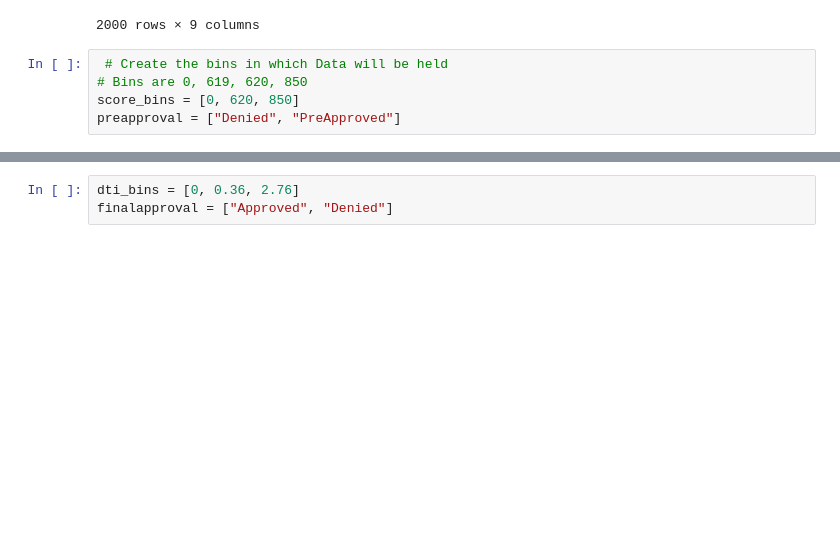
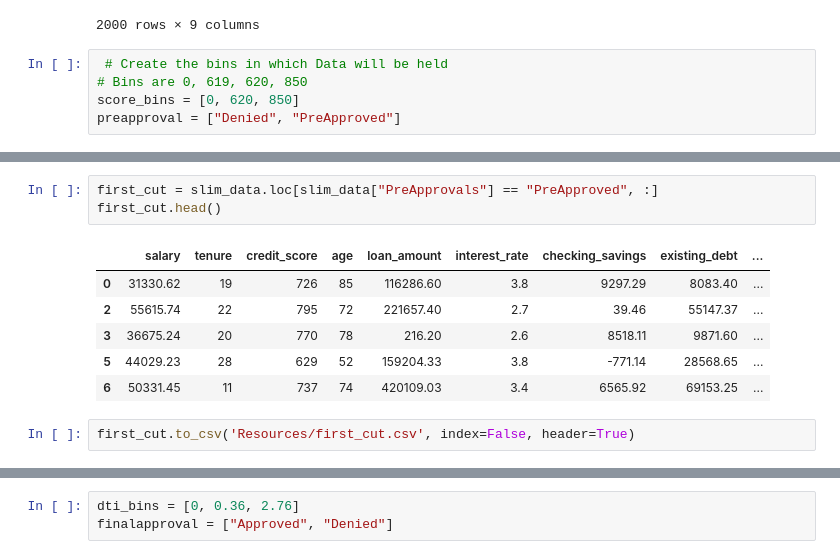
Before and after one commit to Pete803/final_project, a Jupyter notebook: credit_trainer.ipynb, the cells around one changed output, grey strips where cells are left out. Cells and saved outputs as stored; diff of their text form; blank space fills up the shorter version.

```diff
--- a/credit_trainer.ipynb
+++ b/credit_trainer.ipynb
@@ -176,3 +176,15 @@ financials
 | 1998 | 54137.69 | 13 | 692 | 85 | 85125.68 | 4.0 | 7087.27 | 69989.97 | ... |
 | 1999 | 33961.24 | 25 | 518 | 57 | 207048.62 | 2.6 | 7362.97 | 25491.24 | ... |
 2000 rows × 10 columns
+# %%
+first_cut = slim_data.loc[slim_data["PreApprovals"] == "PreApproved", :]
+first_cut.head()
+# %% [output]
+|  | salary | tenure | credit_score | age | loan_amount | interest_rate | checking_savings | existing_debt | ... |
+| 0 | 31330.62 | 19 | 726 | 85 | 116286.60 | 3.8 | 9297.29 | 8083.40 | ... |
+| 2 | 55615.74 | 22 | 795 | 72 | 221657.40 | 2.7 | 39.46 | 55147.37 | ... |
+| 3 | 36675.24 | 20 | 770 | 78 | 216.20 | 2.6 | 8518.11 | 9871.60 | ... |
+| 5 | 44029.23 | 28 | 629 | 52 | 159204.33 | 3.8 | -771.14 | 28568.65 | ... |
+| 6 | 50331.45 | 11 | 737 | 74 | 420109.03 | 3.4 | 6565.92 | 69153.25 | ... |
+# %%
+first_cut.to_csv('Resources/first_cut.csv', index=False, header=True)
```
Also changed, not shown: parts of 15 cells of this notebook, 6 other files.
